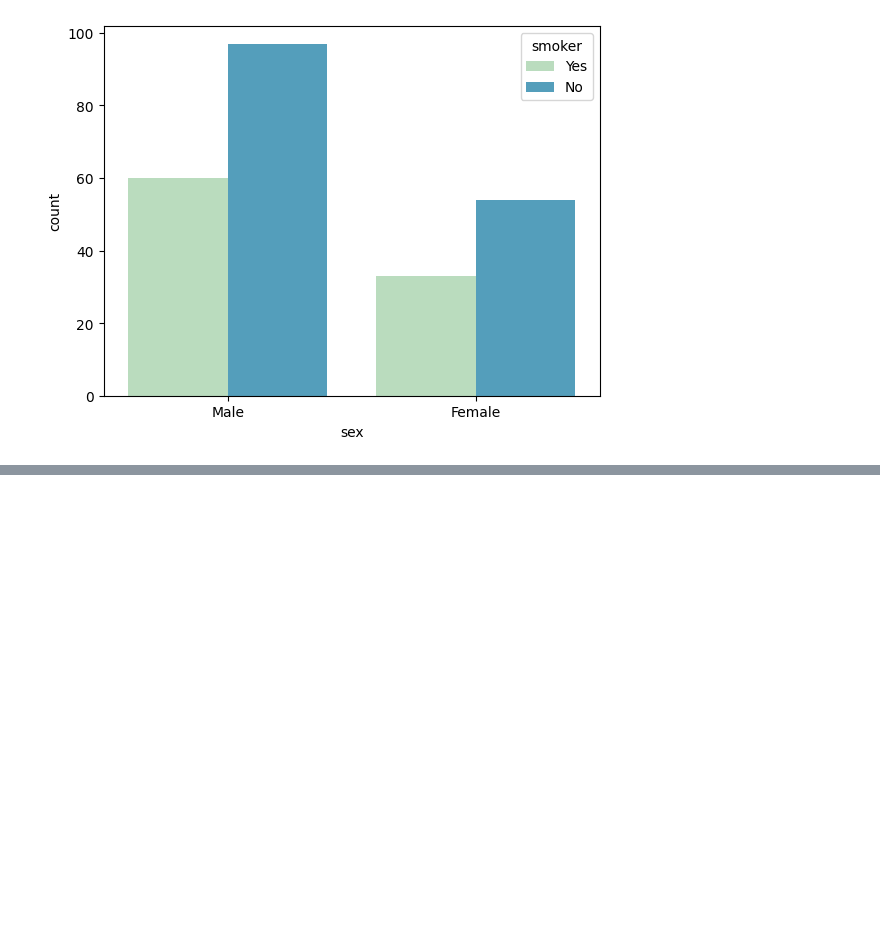
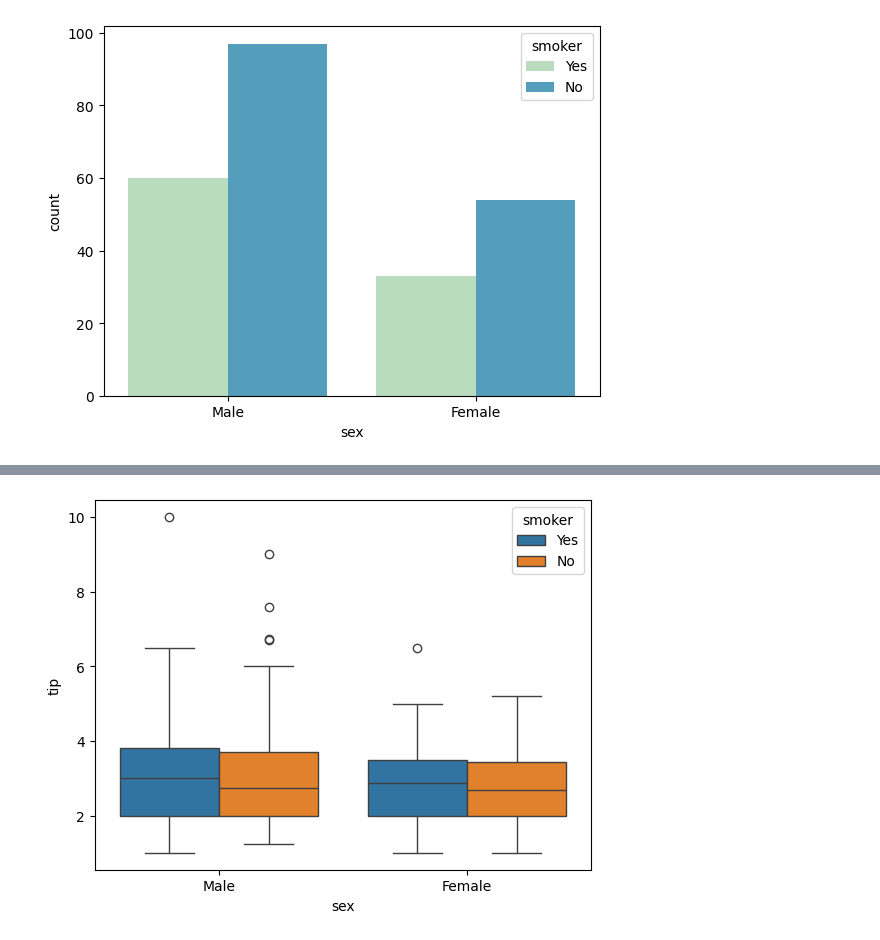
Before and after one commit to Vigneshprabhu078/Seaborn, a Jupyter notebook: Seaborn_practice_2.ipynb, the cells around one changed output, grey strips where cells are left out. Saved outputs shown, nothing was run; the diff lists cells and outputs as text; code cells hidden in the pictures; blank space fills up the shorter version.

```diff
--- a/Seaborn_practice_2.ipynb
+++ b/Seaborn_practice_2.ipynb
@@ -152,0 +165,5 @@ plt.show()
+# %%
+sns.boxplot(x='sex',y='tip',data=tips,hue='smoker')
+plt.show()
+# %% [output]
+[figure, added]
```
Also changed, not shown: parts of 9 cells of this notebook.
